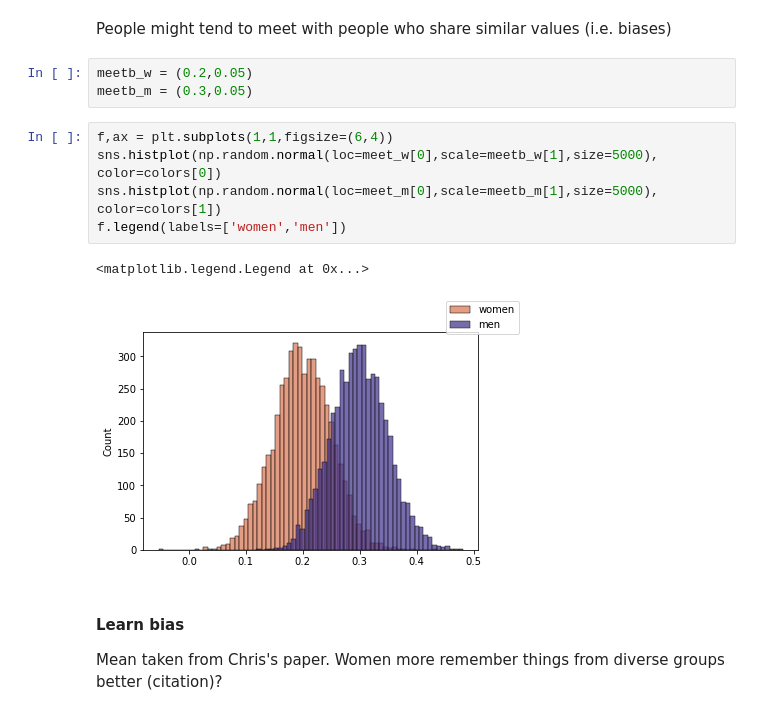
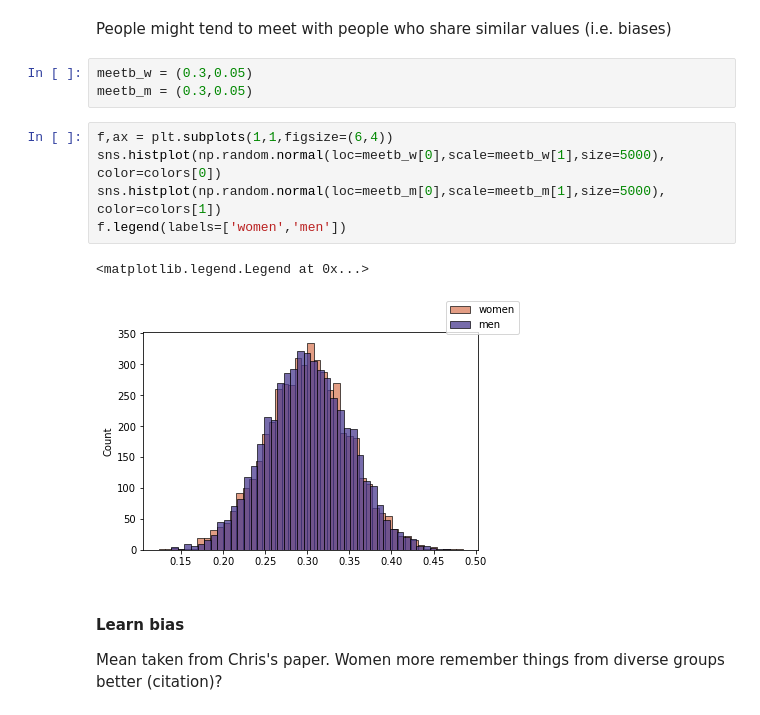
Before and after one commit to jastiso/modeling_citations, a Jupyter notebook: scripts/simulations.ipynb, the cells around one changed output. Saved outputs shown, nothing was run; the diff lists cells and outputs as text.

```diff
--- a/scripts/simulations.ipynb
+++ b/scripts/simulations.ipynb
@@ -81,16 +81,16 @@ f.legend(labels=['women','men'])
 # %% [markdown]
 People might tend to meet with people who share similar values (i.e. biases)
 # %%
-meetb_w = (0.2,0.05)
+meetb_w = (0.3,0.05)
 meetb_m = (0.3,0.05)
 # %%
 f,ax = plt.subplots(1,1,figsize=(6,4))
-sns.histplot(np.random.normal(loc=meet_w[0],scale=meetb_w[1],size=5000), color=colors[0])
-sns.histplot(np.random.normal(loc=meet_m[0],scale=meetb_m[1],size=5000), color=colors[1])
+sns.histplot(np.random.normal(loc=meetb_w[0],scale=meetb_w[1],size=5000), color=colors[0])
+sns.histplot(np.random.normal(loc=meetb_m[0],scale=meetb_m[1],size=5000), color=colors[1])
 f.legend(labels=['women','men'])
 # %% [output]
 <matplotlib.legend.Legend at 0x...>
-[figure, old version]
+[figure, new version]
 # %% [markdown]
 #### Learn bias
 Mean taken from Chris's paper. Women more remember things from diverse groups better (citation)?
```
Also changed, not shown: parts of 14 cells of this notebook, 1 other file.
